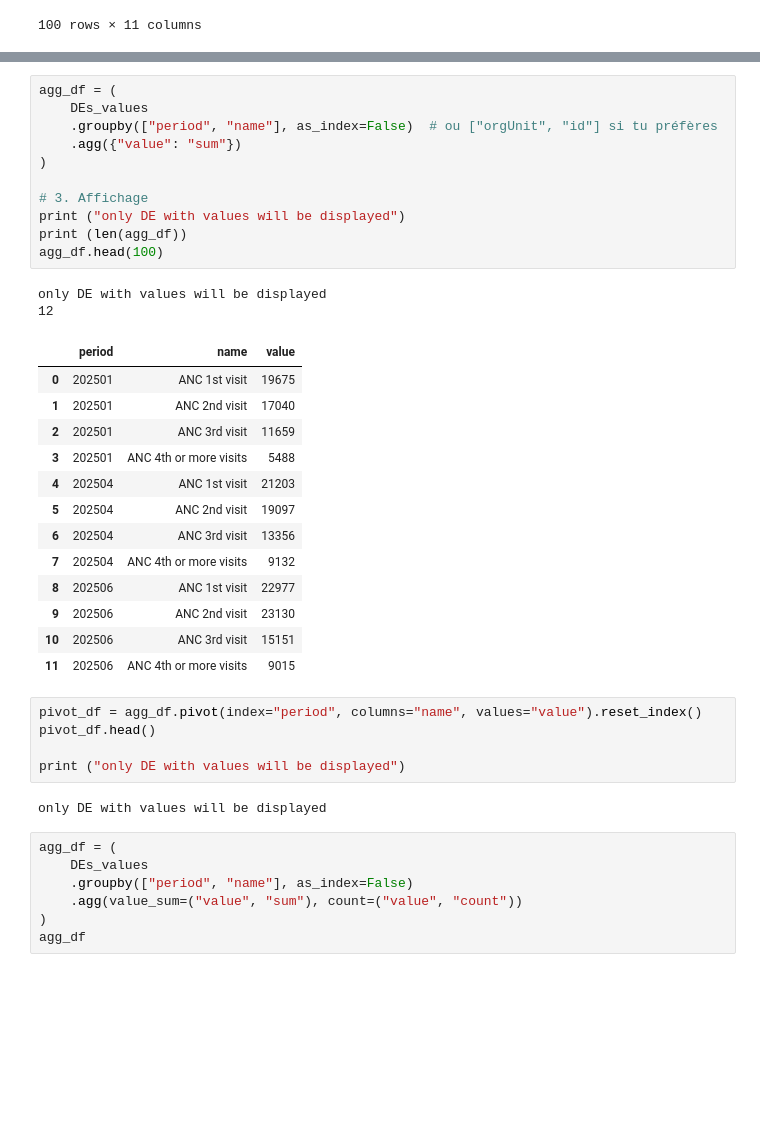
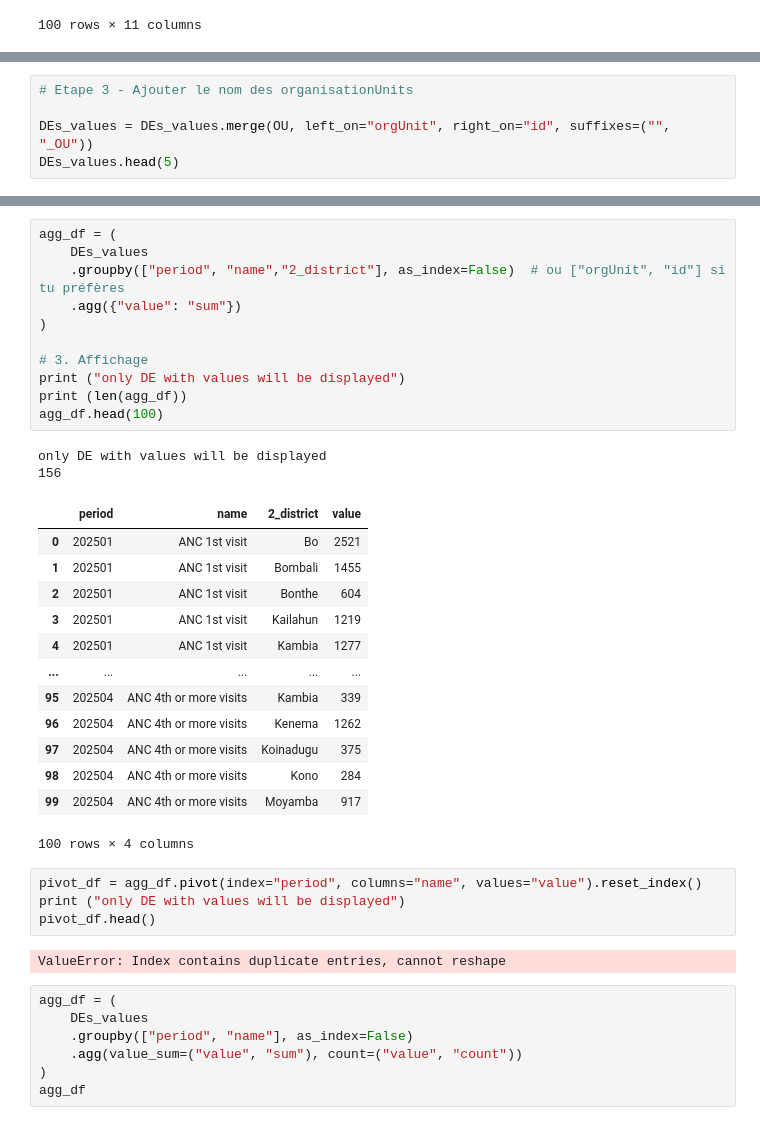
Before and after one commit to stephanedresse/sd_training_github, a Jupyter notebook: sd_assignment_june2025/notebook_extraction_dhis2.ipynb, the cells around one changed output, grey strips where cells are left out. Saved outputs shown, nothing was run; the diff lists cells and outputs as text; blank space fills up the shorter version.

```diff
--- a/sd_assignment_june2025/notebook_extraction_dhis2.ipynb
+++ b/sd_assignment_june2025/notebook_extraction_dhis2.ipynb
@@ -144,3 +202,8 @@ int64
 | 7 | fbfJHSPpUQD | 202501 | mGmu0GJ5neg | pq2XI5kz2BY | HllvX50cXC0 | 21 | bo2 | 2010-03-13T00:00:00.000+0000 | ... |
 | 8 | fbfJHSPpUQD | 202501 | RhJbg8UD75Q | pq2XI5kz2BY | HllvX50cXC0 | 8 | bo2 | 2010-03-10T00:00:00.000+0000 | ... |
 | 9 | fbfJHSPpUQD | 202501 | EFTcruJcNmZ | pq2XI5kz2BY | HllvX50cXC0 | 10 | bo2 | 2010-03-04T00:00:00.000+0000 | ... |
+# %%
+# Etape 3 - Ajouter le nom des organisationUnits
+
+DEs_values = DEs_values.merge(OU, left_on="orgUnit", right_on="id", suffixes=("", "_OU"))
+DEs_values.head(5)
@@ -147,37 +218,36 @@ int64
 # %%
 agg_df = (
     DEs_values
-    .groupby(["period", "name"], as_index=False)  # ou ["orgUnit", "id"] si tu préfères
+    .groupby(["period", "name","2_district"], as_index=False)  # ou ["orgUnit", "id"] si tu préfères
     .agg({"value": "sum"})
 )
 
 # 3. Affichage
 print ("only DE with values will be displayed")
 print (len(agg_df))
 agg_df.head(100)
 # %% [output]
 only DE with values will be displayed
-12
+156
-|  | period | name | value |
-| 0 | 202501 | ANC 1st visit | 19675 |
-| 1 | 202501 | ANC 2nd visit | 17040 |
-| 2 | 202501 | ANC 3rd visit | 11659 |
-| 3 | 202501 | ANC 4th or more visits | 5488 |
-| 4 | 202504 | ANC 1st visit | 21203 |
-| 5 | 202504 | ANC 2nd visit | 19097 |
-| 6 | 202504 | ANC 3rd visit | 13356 |
-| 7 | 202504 | ANC 4th or more visits | 9132 |
-| 8 | 202506 | ANC 1st visit | 22977 |
-| 9 | 202506 | ANC 2nd visit | 23130 |
-| 10 | 202506 | ANC 3rd visit | 15151 |
-| 11 | 202506 | ANC 4th or more visits | 9015 |
+|  | period | name | 2_district | value |
+| 0 | 202501 | ANC 1st visit | Bo | 2521 |
+| 1 | 202501 | ANC 1st visit | Bombali | 1455 |
+| 2 | 202501 | ANC 1st visit | Bonthe | 604 |
+| 3 | 202501 | ANC 1st visit | Kailahun | 1219 |
+| 4 | 202501 | ANC 1st visit | Kambia | 1277 |
+| ... | ... | ... | ... | ... |
+| 95 | 202504 | ANC 4th or more visits | Kambia | 339 |
+| 96 | 202504 | ANC 4th or more visits | Kenema | 1262 |
+| 97 | 202504 | ANC 4th or more visits | Koinadugu | 375 |
+| 98 | 202504 | ANC 4th or more visits | Kono | 284 |
+| 99 | 202504 | ANC 4th or more visits | Moyamba | 917 |
+100 rows × 4 columns
 # %%
 pivot_df = agg_df.pivot(index="period", columns="name", values="value").reset_index()
+print ("only DE with values will be displayed")
 pivot_df.head()
-
-print ("only DE with values will be displayed")
 # %% [output]
-only DE with values will be displayed
+ValueError: Index contains duplicate entries, cannot reshape
 # %%
 agg_df = (
     DEs_values
```
Also changed, not shown: parts of 7 cells of this notebook.
